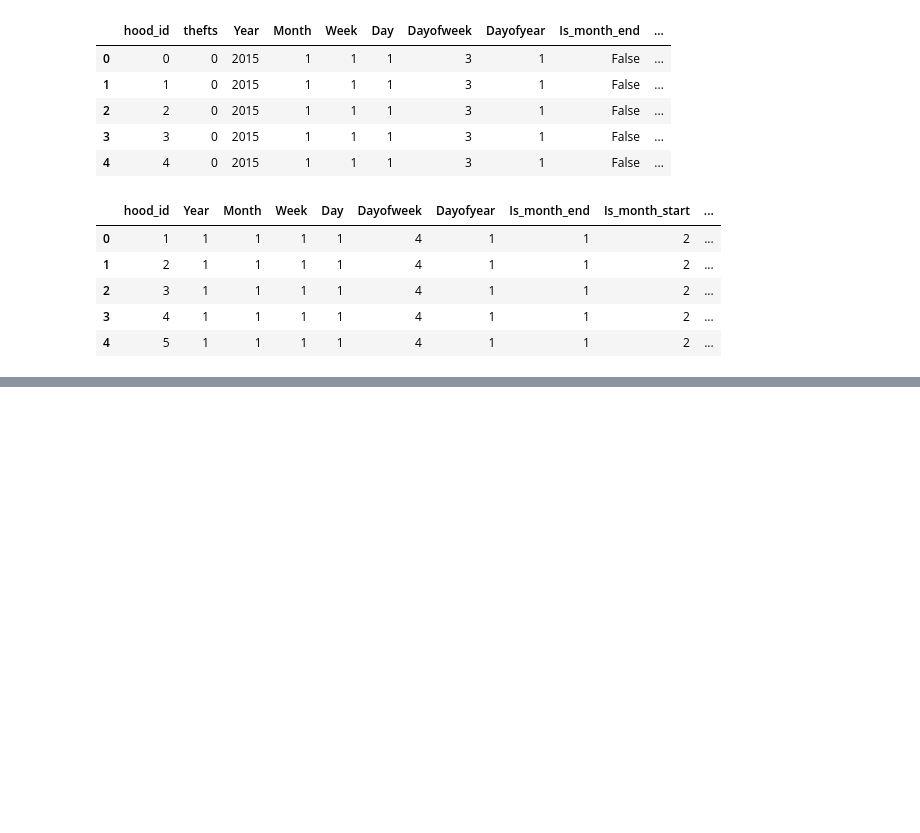
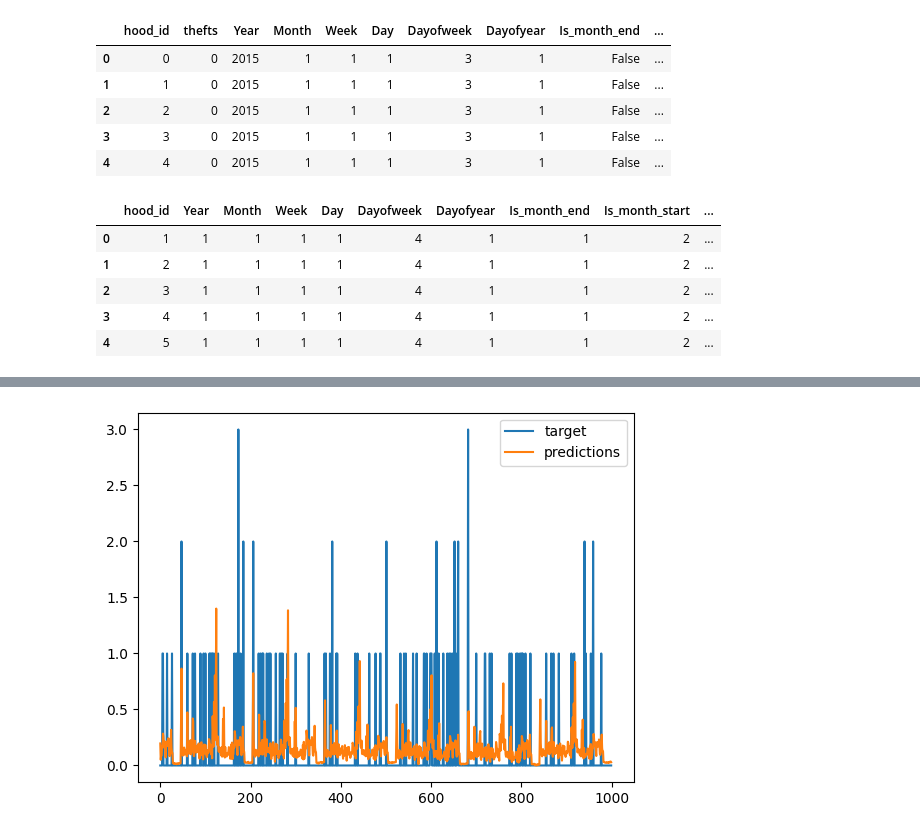
Before and after one commit to pika11/uoft-ml-group4-final-project, a Jupyter notebook: deep_learning_models_0_fill.ipynb, the cells around one changed output, grey strips where cells are left out. Cells and saved outputs as stored; diff of their text form; code cells hidden in the pictures; blank space fills up the shorter version.

```diff
--- a/deep_learning_models_0_fill.ipynb
+++ b/deep_learning_models_0_fill.ipynb
@@ -80,0 +88,5 @@ KeyboardInterrupt:
+# %%
+# Get the predictions and target values
+preds, targs = learn.get_preds()
+print(preds)
+print(targs)
@@ -80,0 +109,8 @@ KeyboardInterrupt:
+# %%
+# Plot predictions vs target in a line plot las 4000 values
+plt.plot(targs[-1000:], label='target')
+plt.plot(preds[-1000:], label='predictions')
+plt.legend()
+plt.show()
+# %% [output]
+[figure, added]
```
Also changed, not shown: parts of 6 cells of this notebook.
